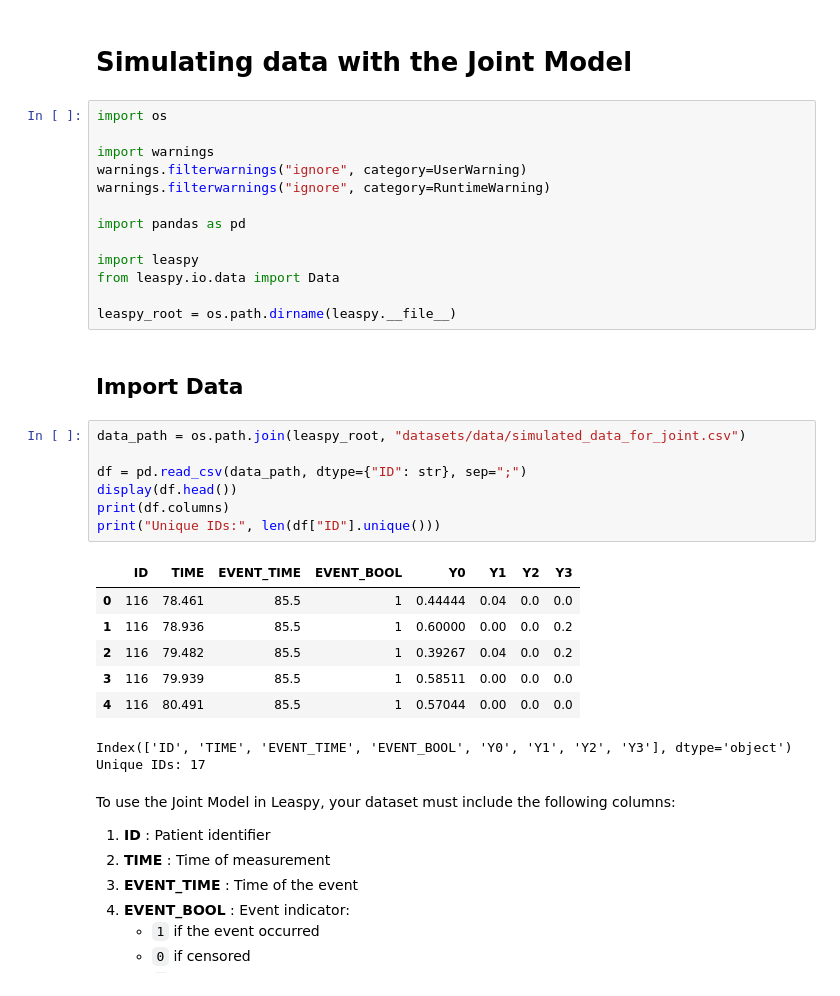
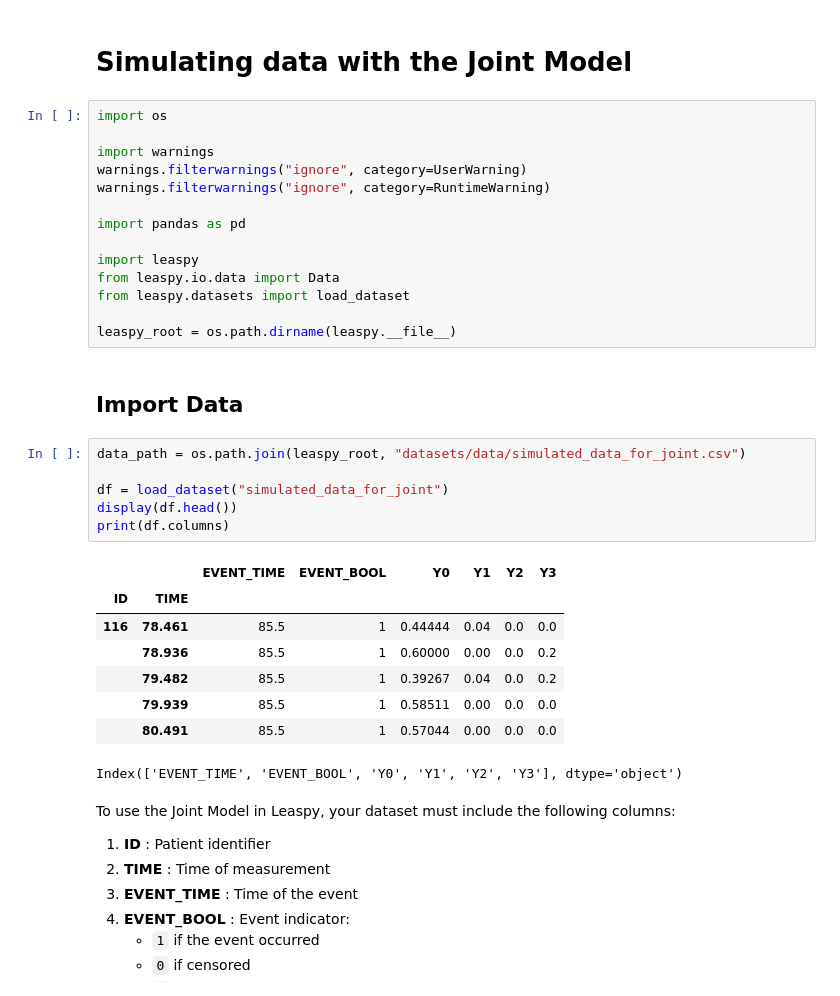
Before and after one commit to aramis-lab/leaspy, a Jupyter notebook: notebooks/1. Base test.ipynb, the cells around one changed output. Cells and saved outputs as stored; diff of their text form.

```diff
--- a/notebooks/1. Base test.ipynb
+++ b/notebooks/1. Base test.ipynb
@@ -11,6 +11,7 @@ import pandas as pd
 
 import leaspy
 from leaspy.io.data import Data
+from leaspy.datasets import load_dataset
 
 leaspy_root = os.path.dirname(leaspy.__file__)
 # %% [markdown]
@@ -18,19 +19,18 @@ leaspy_root = os.path.dirname(leaspy.__file__)
 # %%
 data_path = os.path.join(leaspy_root, "datasets/data/simulated_data_for_joint.csv")
 
-df = pd.read_csv(data_path, dtype={"ID": str}, sep=";")
+df = load_dataset("simulated_data_for_joint")
 display(df.head())
 print(df.columns)
-print("Unique IDs:", len(df["ID"].unique()))
 # %% [output]
-|  | ID | TIME | EVENT_TIME | EVENT_BOOL | Y0 | Y1 | Y2 | Y3 |
-| 0 | 116 | 78.461 | 85.5 | 1 | 0.44444 | 0.04 | 0.0 | 0.0 |
-| 1 | 116 | 78.936 | 85.5 | 1 | 0.60000 | 0.00 | 0.0 | 0.2 |
-| 2 | 116 | 79.482 | 85.5 | 1 | 0.39267 | 0.04 | 0.0 | 0.2 |
-| 3 | 116 | 79.939 | 85.5 | 1 | 0.58511 | 0.00 | 0.0 | 0.0 |
-| 4 | 116 | 80.491 | 85.5 | 1 | 0.57044 | 0.00 | 0.0 | 0.0 |
+|  |  | EVENT_TIME | EVENT_BOOL | Y0 | Y1 | Y2 | Y3 |
+| ID | TIME |  |  |  |  |  |  |
+| 116 | 78.461 | 85.5 | 1 | 0.44444 | 0.04 | 0.0 | 0.0 |
+|  | 78.936 | 85.5 | 1 | 0.60000 | 0.00 | 0.0 | 0.2 |
+|  | 79.482 | 85.5 | 1 | 0.39267 | 0.04 | 0.0 | 0.2 |
+|  | 79.939 | 85.5 | 1 | 0.58511 | 0.00 | 0.0 | 0.0 |
+|  | 80.491 | 85.5 | 1 | 0.57044 | 0.00 | 0.0 | 0.0 |
-Index(['ID', 'TIME', 'EVENT_TIME', 'EVENT_BOOL', 'Y0', 'Y1', 'Y2', 'Y3'], dtype='object')
-Unique IDs: 17
+Index(['EVENT_TIME', 'EVENT_BOOL', 'Y0', 'Y1', 'Y2', 'Y3'], dtype='object')
 # %% [markdown]
 To use the Joint Model in Leaspy, your dataset must include the following columns:
 
```
Also changed, not shown: parts of 2 cells of this notebook, 2 other files.
